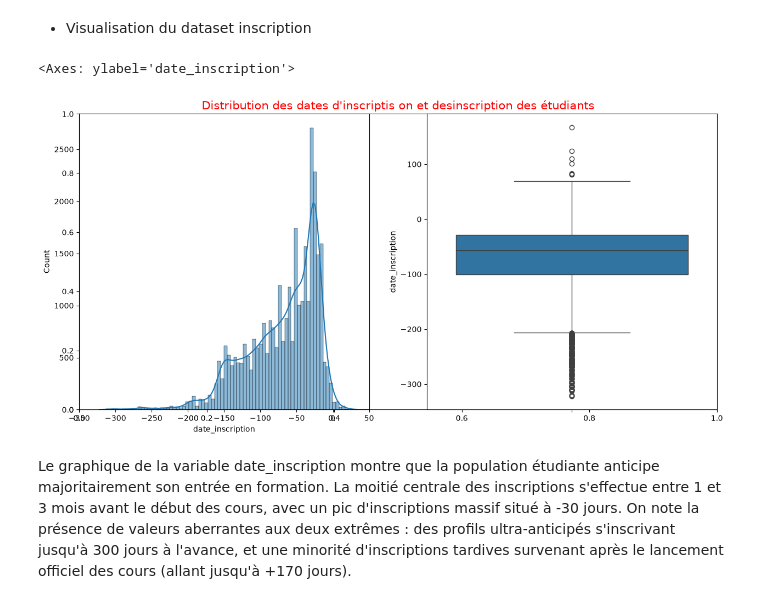
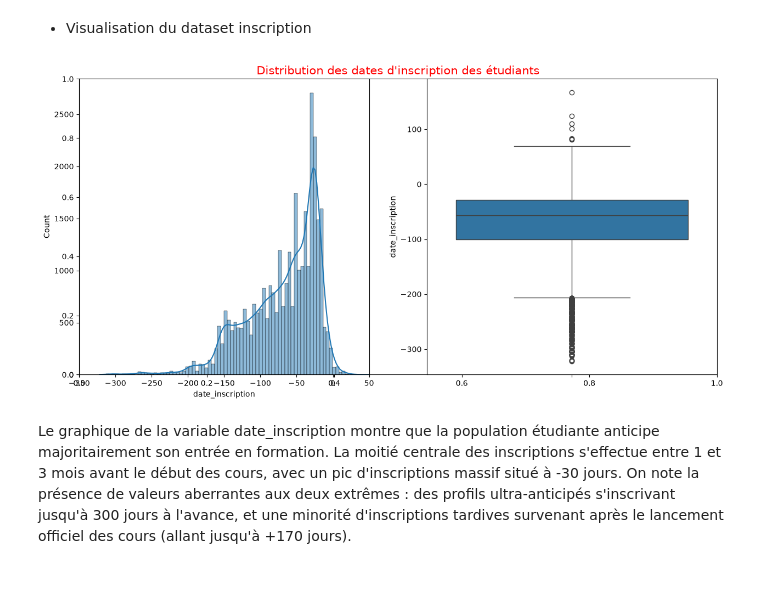
Before and after one commit to SAKPANI/Student-Success-Analytics, a Jupyter notebook: Student-Success-Analytics.ipynb, the cells around one changed output. Saved outputs shown, nothing was run; the diff lists cells and outputs as text; code cells hidden in the pictures.

```diff
--- a/Student-Success-Analytics.ipynb
+++ b/Student-Success-Analytics.ipynb
@@ -683,15 +691,16 @@ dtype: int64
 - Visualisation du dataset inscription
 # %%
 plt.figure(figsize = (15,7))
-plt.title("Distribution des dates d'inscriptis on et desinscription des étudiants", size= 15, c = "red")
+plt.title("Distribution des dates d'inscription des étudiants", size= 15, c = "red")
 plt.subplot(1,2,1)
 sns.histplot(data = inscription,x = "date_inscription", kde = True)
 plt.xlim(-350, 50)
 plt.subplot(1,2,2)
 sns.boxplot(data = inscription, y = "date_inscription")
+
+# plt.savefig("Images/09_Distribution_date_inscription.png", dpi = 300, bbox_inches = "tight")
 # %% [output]
-<Axes: ylabel='date_inscription'>
-[figure, old version]
+[figure, new version]
 # %% [markdown]
 Le graphique de la variable date_inscription montre que la population étudiante anticipe majoritairement son entrée en formation. La moitié centrale des inscriptions s'effectue entre 1 et 3 mois avant le début des cours, avec un pic d'inscriptions massif situé à -30 jours. On note la présence de valeurs aberrantes aux deux extrêmes : des profils ultra-anticipés s'inscrivant jusqu'à 300 jours à l'avance, et une minorité d'inscriptions tardives survenant après le lancement officiel des cours (allant jusqu'à +170 jours).
 # %%
```
Also changed, not shown: parts of 14 cells of this notebook, 14 other files.
